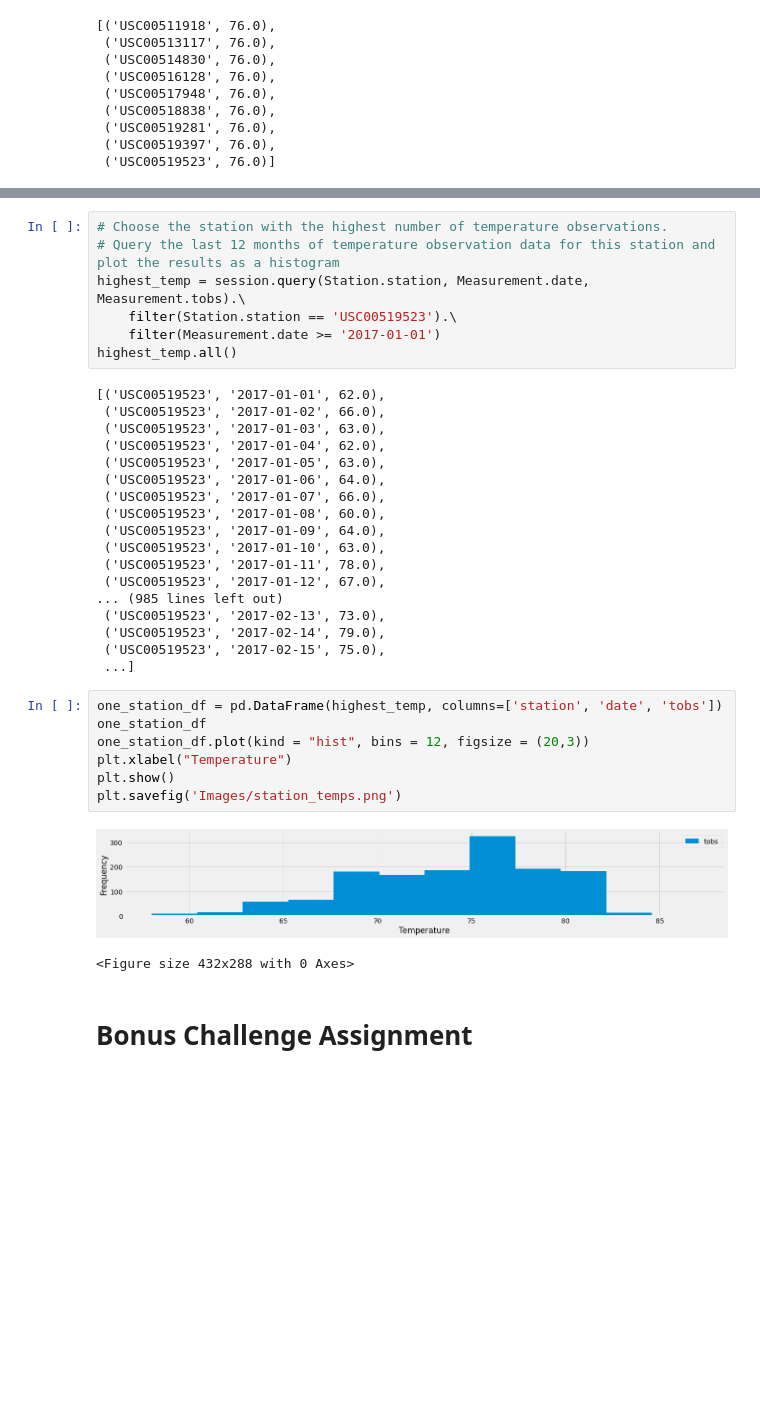
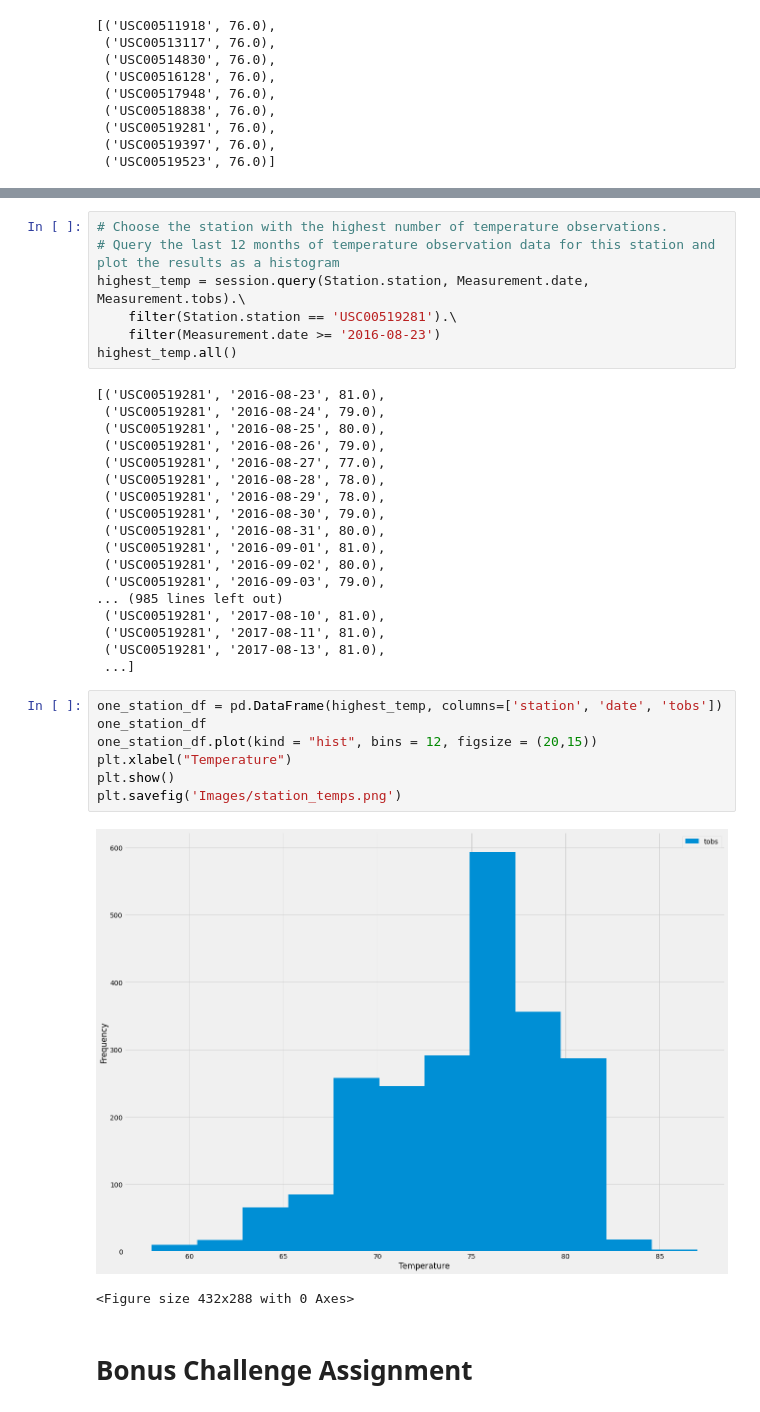
Before and after one commit to aidixon/sqlalchemy-challenge, a Jupyter notebook: app.py.ipynb, the cells around one changed output, grey strips where cells are left out. Drawn from its saved outputs; the diff is of its cells as text; blank space fills up the shorter version.

```diff
--- a/app.py.ipynb
+++ b/app.py.ipynb
@@ -283,36 +278,36 @@ func.avg('USC00511918')
 # Choose the station with the highest number of temperature observations.
 # Query the last 12 months of temperature observation data for this station and plot the results as a histogram
 highest_temp = session.query(Station.station, Measurement.date, Measurement.tobs).\
-    filter(Station.station == 'USC00519523').\
-    filter(Measurement.date >= '2017-01-01')
+    filter(Station.station == 'USC00519281').\
+    filter(Measurement.date >= '2016-08-23')
 highest_temp.all()
 # %% [output]
-[('USC00519523', '2017-01-01', 62.0),
- ('USC00519523', '2017-01-02', 66.0),
- ('USC00519523', '2017-01-03', 63.0),
- ('USC00519523', '2017-01-04', 62.0),
- ('USC00519523', '2017-01-05', 63.0),
- ('USC00519523', '2017-01-06', 64.0),
- ('USC00519523', '2017-01-07', 66.0),
- ('USC00519523', '2017-01-08', 60.0),
- ('USC00519523', '2017-01-09', 64.0),
- ('USC00519523', '2017-01-10', 63.0),
- ('USC00519523', '2017-01-11', 78.0),
- ('USC00519523', '2017-01-12', 67.0),
+[('USC00519281', '2016-08-23', 81.0),
+ ('USC00519281', '2016-08-24', 79.0),
+ ('USC00519281', '2016-08-25', 80.0),
+ ('USC00519281', '2016-08-26', 79.0),
+ ('USC00519281', '2016-08-27', 77.0),
+ ('USC00519281', '2016-08-28', 78.0),
+ ('USC00519281', '2016-08-29', 78.0),
+ ('USC00519281', '2016-08-30', 79.0),
+ ('USC00519281', '2016-08-31', 80.0),
+ ('USC00519281', '2016-09-01', 81.0),
+ ('USC00519281', '2016-09-02', 80.0),
+ ('USC00519281', '2016-09-03', 79.0),
 ... (985 lines left out)
- ('USC00519523', '2017-02-13', 73.0),
- ('USC00519523', '2017-02-14', 79.0),
- ('USC00519523', '2017-02-15', 75.0),
+ ('USC00519281', '2017-08-10', 81.0),
+ ('USC00519281', '2017-08-11', 81.0),
+ ('USC00519281', '2017-08-13', 81.0),
  ...]
 # %%
 one_station_df = pd.DataFrame(highest_temp, columns=['station', 'date', 'tobs'])
 one_station_df
-one_station_df.plot(kind = "hist", bins = 12, figsize = (20,3))
+one_station_df.plot(kind = "hist", bins = 12, figsize = (20,15))
 plt.xlabel("Temperature")
 plt.show()
 plt.savefig('Images/station_temps.png')
 # %% [output]
-[figure, old version]
+[figure, new version]
 <Figure size 432x288 with 0 Axes>
 # %% [markdown]
 # Bonus Challenge Assignment
```
Also changed, not shown: parts of 6 cells of this notebook, 1 other file.
